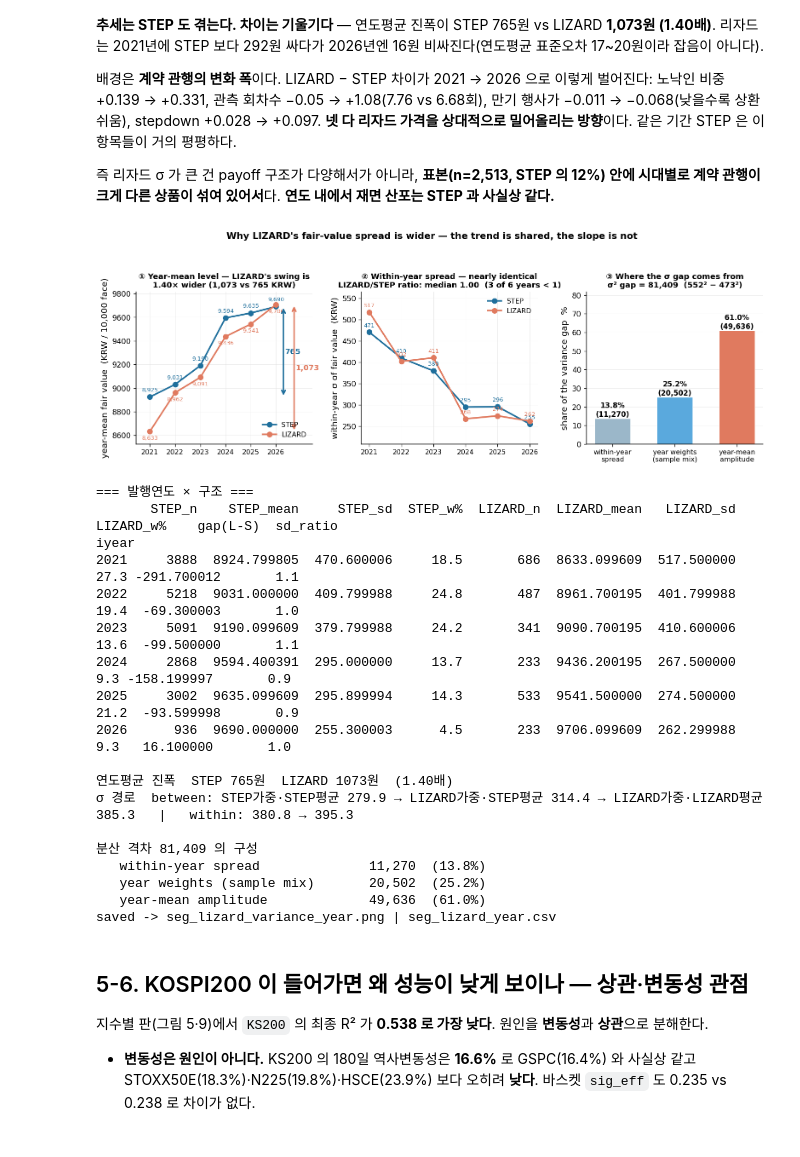
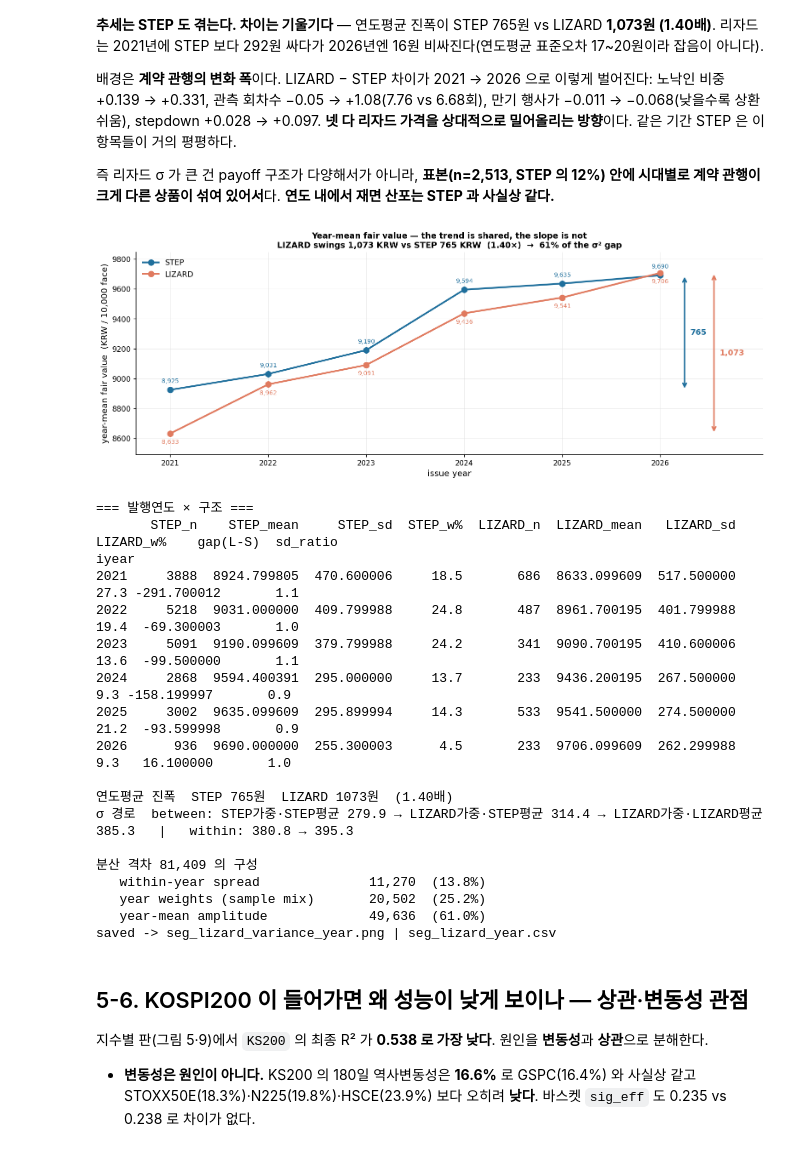
Before and after one commit to JUHWANKIM-ai/PI-DeepONet-ELS, a Jupyter notebook: 5_segment.ipynb, the cells around one changed output. Drawn from its saved outputs; the diff is of its cells as text; code cells hidden in the pictures.

Commit message:
refactor(notebook5): 그림 10c 를 1번 패널만 남기고 PPT 규격으로
- 연도내 sigma 선(2번), 분산 3원 분해 막대(3번) 패널 제거 — 수치는 셀 출력과
  마크다운 표, seg_lizard_year.csv 에 그대로 유지.
- 남은 단일 패널을 PPT 콘텐츠 밴드 규격 figsize=(SLIDE_W, BAND_H)=(13.333, 5.2) 로.
- 제목에 61% of the sigma^2 gap 을 넣어 3번 패널의 결론을 흡수. 범례 좌상단.

Co-Authored-By: Claude Opus 5 <noreply@anthropic.com>

```diff
--- a/5_segment.ipynb
+++ b/5_segment.ipynb
@@ -1081,82 +1081,51 @@ PART = [("within-year\nspread", wLL ** 2 - wSS ** 2, "#9bb7c9"),
         ("year weights\n(sample mix)", bLS ** 2 - bSS ** 2, "#5aa9dd"),
         ("year-mean\namplitude", bLL ** 2 - bLS ** 2, "#e07a5f")]
 
-fig, ax = plt.subplots(1, 3, figsize=(_plot.SLIDE_W, 4.8))
+_ratio = sdL / sdS                     # 연도내 sigma 비 (LIZARD/STEP)
+
+fig, a = plt.subplots(figsize=(_plot.SLIDE_W, _plot.BAND_H))   # PPT 콘텐츠 밴드 규격
 x = np.arange(len(YR))
-
-# ① 연도평균 — 리자드 기울기가 더 급하다
-a = ax[0]
 for nm, m in (("STEP", mS), ("LIZARD", mL)):
-    a.plot(x, m.values, "o-", lw=2.2, ms=7, color=C2[nm], label=nm)
+    a.plot(x, m.values, "o-", lw=2.4, ms=8, color=C2[nm], label=nm)
     for i, v in enumerate(m.values):
-        a.text(x[i], v + (34 if nm == "STEP" else -34), f"{v:,.0f}", ha="center",
-               va="bottom" if nm == "STEP" else "top", fontsize=8, color=C2[nm])
+        a.text(x[i], v + (38 if nm == "STEP" else -38), f"{v:,.0f}", ha="center",
+               va="bottom" if nm == "STEP" else "top", fontsize=8.5, color=C2[nm])
 for j, (nm, m) in enumerate((("STEP", mS), ("LIZARD", mL))):   # 진폭 화살표 두 개를 나란히
-    xa = len(YR) - 0.70 + 0.42 * j
+    xa = len(YR) - 0.75 + 0.30 * j
     a.annotate("", xy=(xa, m.max()), xytext=(xa, m.min()),
                arrowprops=dict(arrowstyle="<->", color=C2[nm], lw=2.0))
     a.text(xa + 0.06, (m.max() + m.min()) / 2, f"{m.max()-m.min():,.0f}",
-           color=C2[nm], fontsize=10.5, fontweight="bold", va="center", ha="left")
-a.set_xticks(x); a.set_xticklabels(YR, fontsize=9.5)
-a.set_xlim(-0.55, len(YR) + 0.45); a.margins(y=0.10)
-a.set_ylabel("year-mean fair value  (KRW / 10,000 face)")
-a.set_title(f"① Year-mean level — LIZARD's swing is\n"
-            f"{(mL.max()-mL.min())/(mS.max()-mS.min()):.2f}× wider "
-            f"({mL.max()-mL.min():,.0f} vs {mS.max()-mS.min():,.0f} KRW)", fontsize=11)
-a.legend(fontsize=9.5, loc="lower right"); a.grid(color="#dddddd", lw=0.5, alpha=0.6)
-
-# ② 연도내 산포 — 두 구조가 거의 같다
-a = ax[1]
-for nm, sd in (("STEP", sdS), ("LIZARD", sdL)):
-    a.plot(x, sd.values, "o-", lw=2.2, ms=7, color=C2[nm], label=nm)
-    for i, v in enumerate(sd.values):
-        a.text(x[i], v + 9, f"{v:,.0f}", ha="center", va="bottom", fontsize=8, color=C2[nm])
-_ratio = (sdL / sdS)
-a.set_xticks(x); a.set_xticklabels(YR, fontsize=9.5)
-a.set_ylabel("within-year σ of fair value  (KRW)")
-a.set_title(f"② Within-year spread — nearly identical\n"
-            f"LIZARD/STEP ratio: median {_ratio.median():.2f}  (3 of 6 years < 1)", fontsize=11)
-a.legend(fontsize=9.5, loc="upper right"); a.margins(y=0.18)
-a.grid(color="#dddddd", lw=0.5, alpha=0.6)
-
-# ③ 분산 격차 3원 분해
-a = ax[2]
-xb = np.arange(len(PART))
-vals = [v / gapv * 100 for _, v, _ in PART]
-b = a.bar(xb, vals, 0.58, color=[c for _, _, c in PART], edgecolor="white", linewidth=0.6)
-for r, v, (_, raw_, _) in zip(b, vals, PART):
-    a.text(r.get_x() + r.get_width() / 2, v, f"{v:.1f}%\n({raw_:,.0f})", ha="center",
-           va="bottom", fontsize=10, fontweight="bold")
-a.set_xticks(xb); a.set_xticklabels([p[0] for p in PART], fontsize=9.5)
-a.set_ylabel("share of the variance gap  %"); a.set_ylim(0, max(vals) * 1.34)
-a.set_title(f"③ Where the σ gap comes from\n"
-            f"σ² gap = {gapv:,.0f}  ({tL:.0f}² − {tS:.0f}²)", fontsize=11)
-a.grid(axis="y", color="#dddddd", lw=0.5, alpha=0.6)
-
-fig.suptitle("Why LIZARD's fair-value spread is wider — the trend is shared, the slope is not",
-             fontsize=13, fontweight="bold")
-fig.tight_layout(rect=(0, 0, 1, 0.93))
+           color=C2[nm], fontsize=11, fontweight="bold", va="center", ha="left")
+a.set_xticks(x); a.set_xticklabels(YR, fontsize=10)
+a.set_xlim(-0.35, len(YR) + 0.05); a.margins(y=0.13)
+a.set_xlabel("issue year"); a.set_ylabel("year-mean fair value  (KRW / 10,000 face)")
+a.set_title(f"Year-mean fair value — the trend is shared, the slope is not\n"
+            f"LIZARD swings {mL.max()-mL.min():,.0f} KRW vs STEP {mS.max()-mS.min():,.0f} KRW  "
+            f"({(mL.max()-mL.min())/(mS.max()-mS.min()):.2f}×)  →  "
+            f"{PART[2][1]/gapv:.0%} of the σ² gap", fontsize=11.5, fontweight="bold")
+a.legend(fontsize=11, loc="upper left"); a.grid(color="#dddddd", lw=0.5, alpha=0.6)
+fig.tight_layout()
 fig.savefig(fm.image("seg_lizard_variance_year"), dpi=400, bbox_inches="tight", transparent=True)
 plt.show()
 
 YT = pd.DataFrame({"STEP_n": dY[dY.opt_type == "STEP"].groupby("iyear").size().reindex(YR),
                    "STEP_mean": mS, "STEP_sd": sdS, "STEP_w%": wS * 100,
                    "LIZARD_n": dY[dY.opt_type == "LIZARD"].groupby("iyear").size().reindex(YR),
                    "LIZARD_mean": mL, "LIZARD_sd": sdL, "LIZARD_w%": wL * 100,
                    "gap(L-S)": mL - mS, "sd_ratio": _ratio})
 YT.round(1).to_csv(fm.stat("seg_lizard_year"))
 print("=== 발행연도 × 구조 ===")
 print(YT.round(1).to_string())
 print(f"\n연도평균 진폭  STEP {mS.max()-mS.min():.0f}원  LIZARD {mL.max()-mL.min():.0f}원  "
       f"({(mL.max()-mL.min())/(mS.max()-mS.min()):.2f}배)")
 print(f"σ 경로  between: STEP가중·STEP평균 {bSS:.1f} → LIZARD가중·STEP평균 {bLS:.1f} "
       f"→ LIZARD가중·LIZARD평균 {bLL:.1f}   |   within: {wSS:.1f} → {wLL:.1f}")
 print(f"\n분산 격차 {gapv:,.0f} 의 구성")
 for nm, v, _ in PART:
     print(f"   {nm.replace(chr(10), ' '):28s} {v:9,.0f}  ({v/gapv:5.1%})")
 print("saved ->", fm.image("seg_lizard_variance_year").name, "|", fm.stat("seg_lizard_year").name)
 # %% [output]
-[figure, old version]
+[figure, new version]
 === 발행연도 × 구조 ===
        STEP_n    STEP_mean     STEP_sd  STEP_w%  LIZARD_n  LIZARD_mean   LIZARD_sd  LIZARD_w%    gap(L-S)  sd_ratio
 iyear
```
